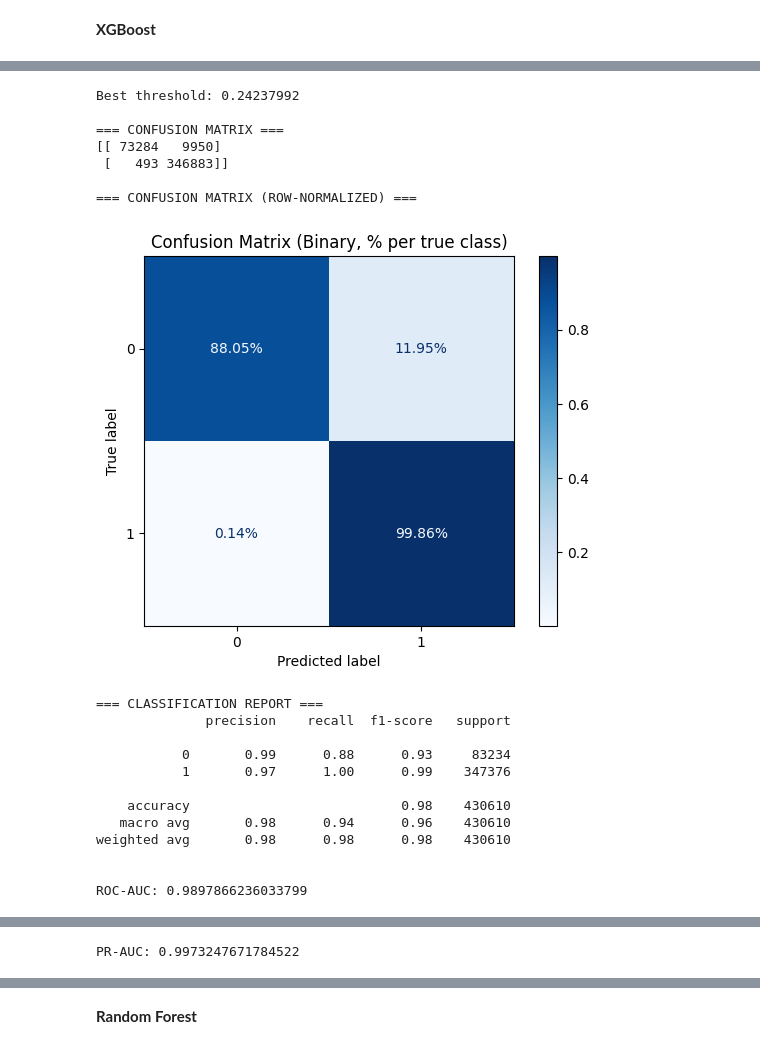
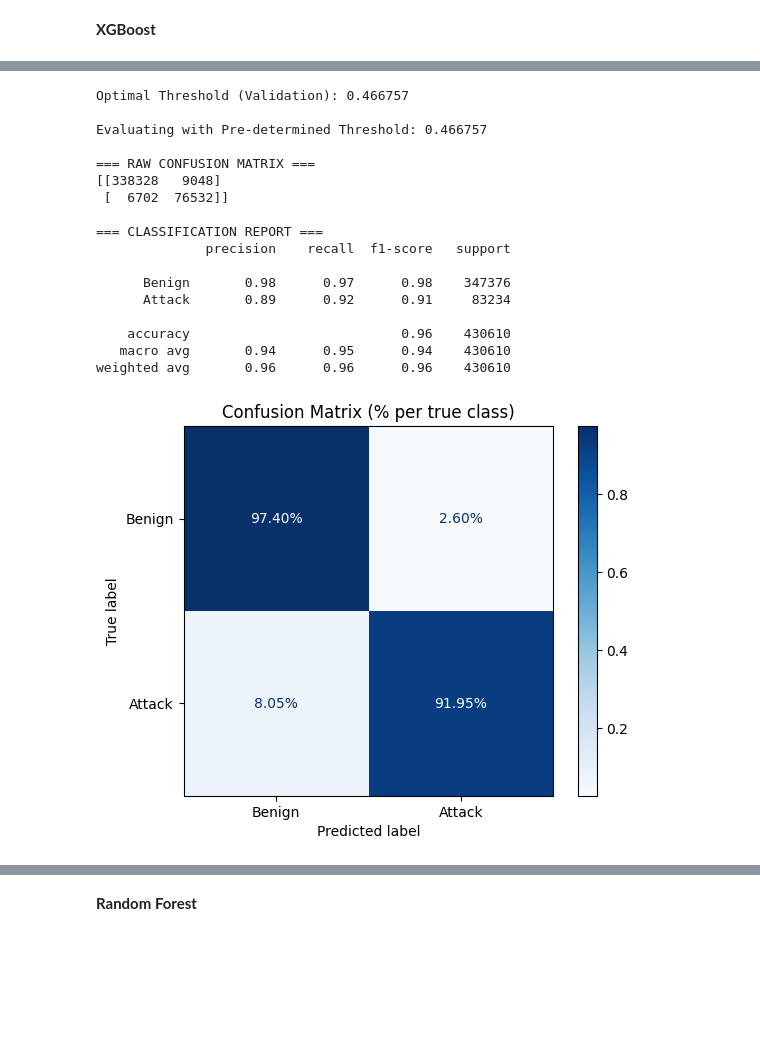
Before and after one commit to Axton-Industries/IDS-based-on-machine-learning-techniques, a Jupyter notebook: notebooks/05_modeling.ipynb, the cells around one changed output, grey strips where cells are left out. Cells and saved outputs as stored; diff of their text form; code cells hidden in the pictures; blank space fills up the shorter version.

```diff
--- a/notebooks/05_modeling.ipynb
+++ b/notebooks/05_modeling.ipynb
@@ -80,7 +94,7 @@ Dada la separación hecha en el notebook 4 más la codificación de la variable
 **XGBoost**
 # %%
 # Weights adjustment
-neg, pos = np.bincount(y_train)
+neg, pos = np.bincount(y_tr)
 scale_pos_weight = neg / pos
 
 print("scale_pos_weight:", scale_pos_weight)
@@ -89,5 +103,5 @@ scale_pos_weight: 0.23960760013846696
 # %%
 warnings.filterwarnings("ignore") # Omit warning in memory usage
-best_params = tune_xgboost(X_train, y_train, scale_pos_weight, n_trials=10)
+best_params = tune_xgboost(X_tr, y_tr, scale_pos_weight, n_trials=10)
 print(best_params)
 # %% [output]
@@ -164,26 +161,41 @@ XGBClassifier(base_score=None, booster=None, callbacks=None,
 # %%
-# EVALUATION
-X_test_arr = np.asarray(X_test, dtype=np.float32)
-y_proba = base_model.get_booster().inplace_predict(X_test_arr, predict_type="probability")
-evaluate_binary(y_proba, y_test)
+# 1. VALIDATION predictions to isolate the decision threshold safely
+val_scores = base_model.get_booster().inplace_predict(
+    X_val,
+    predict_type="probability",
+    iteration_range=(0, base_model.best_iteration + 1)
+)
+
+# Optimize threshold strictly on validation distributions to avoid test data leakage
+best_threshold = get_defensive_threshold(val_scores, y_val, beta=2)
+print(f"Optimal Threshold (Validation): {best_threshold:.6f}")
+
+
+# 2. TEST predictions for final performance validation
+test_scores = base_model.get_booster().inplace_predict(
+    X_test,
+    predict_type="probability",
+    iteration_range=(0, base_model.best_iteration + 1)
+)
+
+# 3. Final blind evaluation (Strict separation maintained)
+evaluate_binary(test_scores, y_test, best_threshold)
 # %% [output]
-Best threshold: 0.24237992
+Optimal Threshold (Validation): 0.466757
 
-=== CONFUSION MATRIX ===
-[[ 73284   9950]
- [   493 346883]]
+Evaluating with Pre-determined Threshold: 0.466757
 
-=== CONFUSION MATRIX (ROW-NORMALIZED) ===
+=== RAW CONFUSION MATRIX ===
+[[338328   9048]
+ [  6702  76532]]
+
+=== CLASSIFICATION REPORT ===
+              precision    recall  f1-score   support
+
+      Benign       0.98      0.97      0.98    347376
+      Attack       0.89      0.92      0.91     83234
+
+    accuracy                           0.96    430610
+   macro avg       0.94      0.95      0.94    430610
+weighted avg       0.96      0.96      0.96    430610
-[figure, old version]
+[figure, new version]
-=== CLASSIFICATION REPORT ===
-              precision    recall  f1-score   support
-
-           0       0.99      0.88      0.93     83234
-           1       0.97      1.00      0.99    347376
-
-    accuracy                           0.98    430610
-   macro avg       0.98      0.94      0.96    430610
-weighted avg       0.98      0.98      0.98    430610
-
-
-ROC-AUC: 0.9897866236033799
@@ -191 +202,0 @@ ROC-AUC: 0.9897866236033799
-PR-AUC: 0.9973247671784522
```
Also changed, not shown: parts of 38 cells of this notebook, 3 other files.
